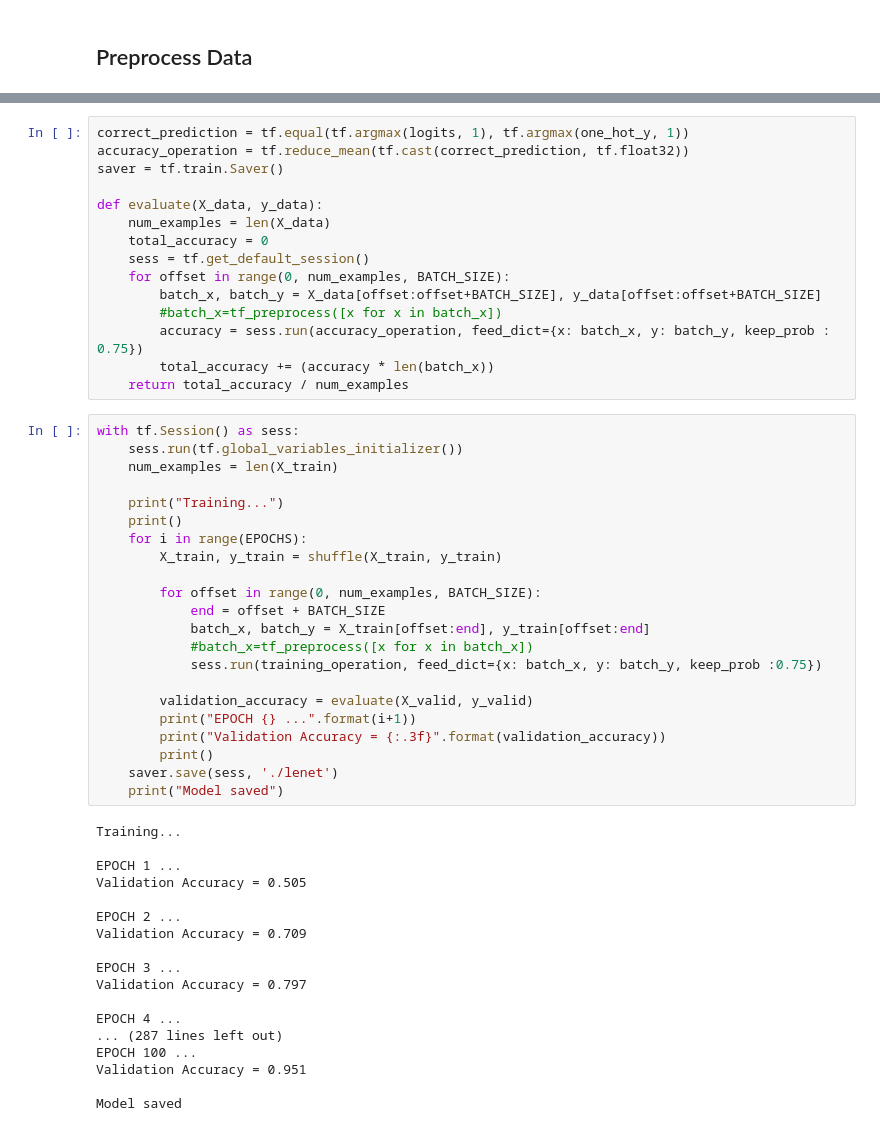
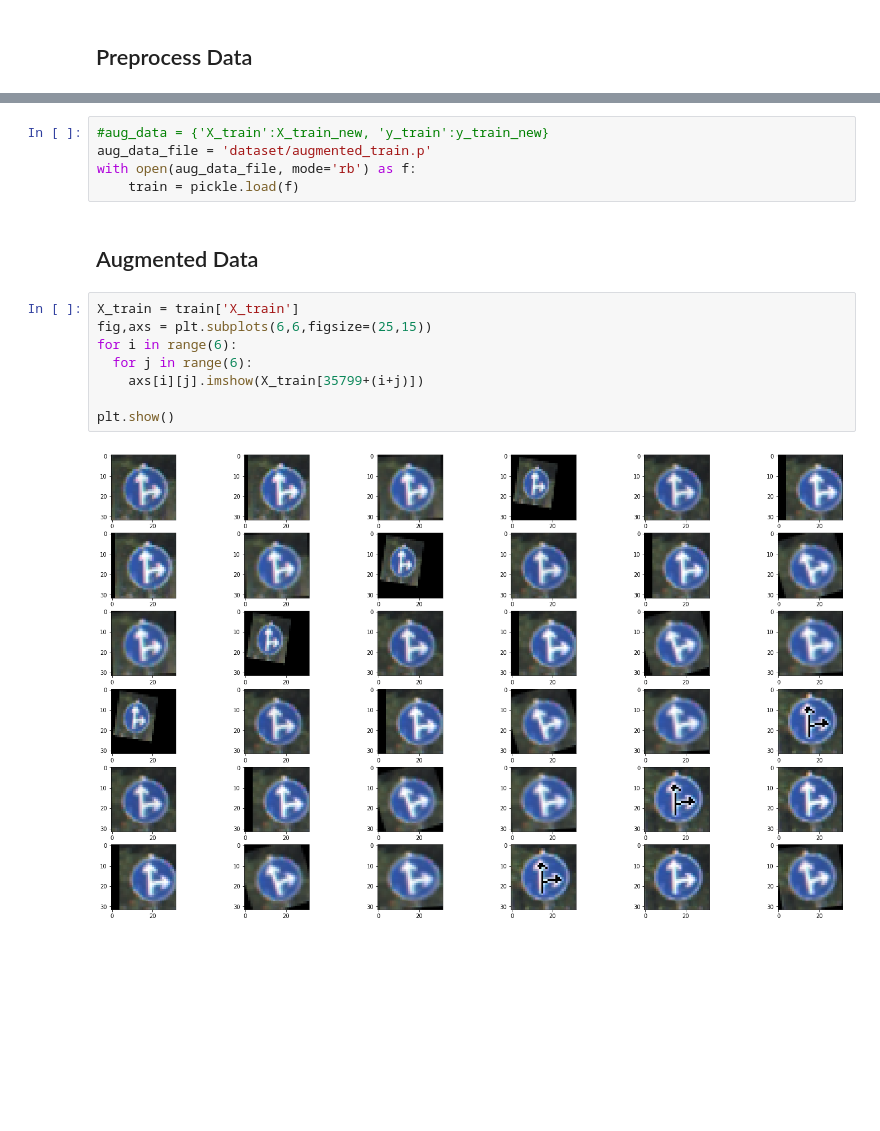
Before and after one commit to srikanthadya/Traffic-Signal-Classification, a Jupyter notebook: Traffic-Sign-Classifier.ipynb, the cells around one changed output, grey strips where cells are left out. Drawn from its saved outputs; the diff is of its cells as text; blank space fills up the shorter version.

Commit message:
Augmented data LeNet Classifier

```diff
--- a/Traffic-Sign-Classifier.ipynb
+++ b/Traffic-Sign-Classifier.ipynb
@@ -296,55 +214,17 @@ See `tf.nn.softmax_cross_entropy_with_logits_v2`.
-# %%
-correct_prediction = tf.equal(tf.argmax(logits, 1), tf.argmax(one_hot_y, 1))
-accuracy_operation = tf.reduce_mean(tf.cast(correct_prediction, tf.float32))
-saver = tf.train.Saver()
-
-def evaluate(X_data, y_data):
-    num_examples = len(X_data)
-    total_accuracy = 0
-    sess = tf.get_default_session()
-    for offset in range(0, num_examples, BATCH_SIZE):
-        batch_x, batch_y = X_data[offset:offset+BATCH_SIZE], y_data[offset:offset+BATCH_SIZE]
-        #batch_x=tf_preprocess([x for x in batch_x])
-        accuracy = sess.run(accuracy_operation, feed_dict={x: batch_x, y: batch_y, keep_prob : 0.75})
-        total_accuracy += (accuracy * len(batch_x))
-    return total_accuracy / num_examples
-# %%
-with tf.Session() as sess:
-    sess.run(tf.global_variables_initializer())
-    num_examples = len(X_train)
-
-    print("Training...")
-    print()
-    for i in range(EPOCHS):
-        X_train, y_train = shuffle(X_train, y_train)
-
-        for offset in range(0, num_examples, BATCH_SIZE):
-            end = offset + BATCH_SIZE
-            batch_x, batch_y = X_train[offset:end], y_train[offset:end]
-            #batch_x=tf_preprocess([x for x in batch_x])
-            sess.run(training_operation, feed_dict={x: batch_x, y: batch_y, keep_prob :0.75})
-
-        validation_accuracy = evaluate(X_valid, y_valid)
-        print("EPOCH {} ...".format(i+1))
-        print("Validation Accuracy = {:.3f}".format(validation_accuracy))
-        print()
-    saver.save(sess, './lenet')
-    print("Model saved")
-# %% [output]
-Training...
-
-EPOCH 1 ...
-Validation Accuracy = 0.505
-
-EPOCH 2 ...
-Validation Accuracy = 0.709
-
-EPOCH 3 ...
-Validation Accuracy = 0.797
-
-EPOCH 4 ...
-... (287 lines left out)
-EPOCH 100 ...
-Validation Accuracy = 0.951
-
-Model saved
+# %%
+#aug_data = {'X_train':X_train_new, 'y_train':y_train_new}
+aug_data_file = 'dataset/augmented_train.p'
+with open(aug_data_file, mode='rb') as f:
+    train = pickle.load(f)
+# %% [markdown]
+## Augmented Data
+# %%
+X_train = train['X_train']
+fig,axs = plt.subplots(6,6,figsize=(25,15))
+for i in range(6):
+  for j in range(6):
+    axs[i][j].imshow(X_train[35799+(i+j)])
+
+plt.show()
+# %% [output]
+[figure, added]
```
Also changed, not shown: parts of 6 cells of this notebook.
